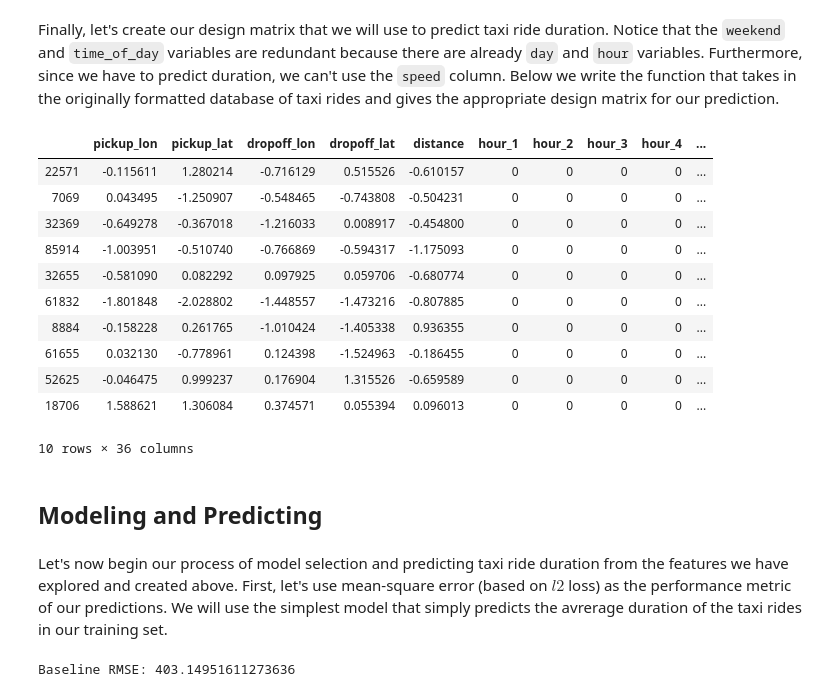
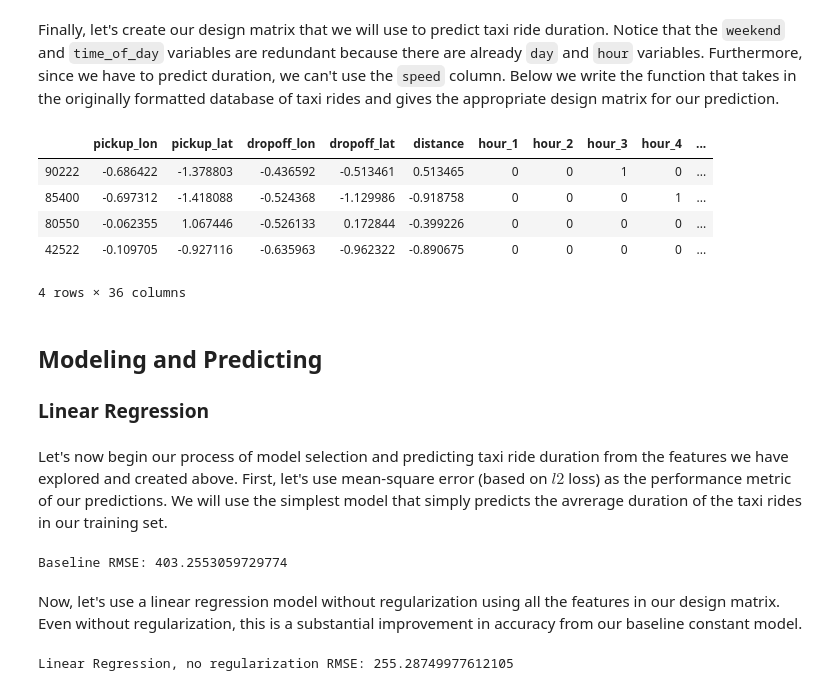
Before and after one commit to jcpagadora/Predict-Taxi-Ride-Duration, a Jupyter notebook: Predicting Manhattan Taxi Ride Duration.ipynb, the cells around one changed output. Drawn from its saved outputs; the diff is of its cells as text; code cells hidden in the pictures.

Commit message:
linear, tree, net models fitted

```diff
--- a/Predicting Manhattan Taxi Ride Duration.ipynb
+++ b/Predicting Manhattan Taxi Ride Duration.ipynb
@@ -354,23 +354,21 @@ def design_matrix(df):
     # Creates indicator variables for all categorical variables
     categoricals = [pd.get_dummies(df[s], prefix=s, drop_first=True) for s in categorical_vars]
     return pd.concat([scaled] + categoricals, axis=1)
-# %%
-design_matrix(train).head(10)
-# %% [output]
-|  | pickup_lon | pickup_lat | dropoff_lon | dropoff_lat | distance | hour_1 | hour_2 | hour_3 | hour_4 | ... |
-| 22571 | -0.115611 | 1.280214 | -0.716129 | 0.515526 | -0.610157 | 0 | 0 | 0 | 0 | ... |
-| 7069 | 0.043495 | -1.250907 | -0.548465 | -0.743808 | -0.504231 | 0 | 0 | 0 | 0 | ... |
-| 32369 | -0.649278 | -0.367018 | -1.216033 | 0.008917 | -0.454800 | 0 | 0 | 0 | 0 | ... |
-| 85914 | -1.003951 | -0.510740 | -0.766869 | -0.594317 | -1.175093 | 0 | 0 | 0 | 0 | ... |
-| 32655 | -0.581090 | 0.082292 | 0.097925 | 0.059706 | -0.680774 | 0 | 0 | 0 | 0 | ... |
-| 61832 | -1.801848 | -2.028802 | -1.448557 | -1.473216 | -0.807885 | 0 | 0 | 0 | 0 | ... |
-| 8884 | -0.158228 | 0.261765 | -1.010424 | -1.405338 | 0.936355 | 0 | 0 | 0 | 0 | ... |
-| 61655 | 0.032130 | -0.778961 | 0.124398 | -1.524963 | -0.186455 | 0 | 0 | 0 | 0 | ... |
-| 52625 | -0.046475 | 0.999237 | 0.176904 | 1.315526 | -0.659589 | 0 | 0 | 0 | 0 | ... |
-| 18706 | 1.588621 | 1.306084 | 0.374571 | 0.055394 | 0.096013 | 0 | 0 | 0 | 0 | ... |
-10 rows × 36 columns
+# %%
+X_train, y_train = design_matrix(train), train['duration']
+X_test, y_test = design_matrix(test), test['duration']
+X_train.head(4)
+# %% [output]
+|  | pickup_lon | pickup_lat | dropoff_lon | dropoff_lat | distance | hour_1 | hour_2 | hour_3 | hour_4 | ... |
+| 90222 | -0.686422 | -1.378803 | -0.436592 | -0.513461 | 0.513465 | 0 | 0 | 1 | 0 | ... |
+| 85400 | -0.697312 | -1.418088 | -0.524368 | -1.129986 | -0.918758 | 0 | 0 | 0 | 1 | ... |
+| 80550 | -0.062355 | 1.067446 | -0.526133 | 0.172844 | -0.399226 | 0 | 0 | 0 | 0 | ... |
+| 42522 | -0.109705 | -0.927116 | -0.635963 | -0.962322 | -0.890675 | 0 | 0 | 0 | 0 | ... |
+4 rows × 36 columns
 # %% [markdown]
 ## Modeling and Predicting
+
+### Linear Regression
 # %% [markdown]
 Let's now begin our process of model selection and predicting taxi ride duration from the features we have explored and created above. First, let's use mean-square error (based on $l2$ loss) as the performance metric of our predictions. We will use the simplest model that simply predicts the avrerage duration of the taxi rides in our training set.
 # %%
@@ -378,9 +376,20 @@ def rmse(errors):
     """Return the root mean square error."""
     return np.sqrt(np.mean(errors ** 2))
 
-constant_model = np.mean(train['duration'])
+constant_model = np.mean(y_train)
 
-constant_rmse = rmse(test['duration'] - constant_model)
+constant_rmse = rmse(y_test - constant_model)
 print("Baseline RMSE:", constant_rmse)
 # %% [output]
-Baseline RMSE: 403.14951611273636
+Baseline RMSE: 403.2553059729774
+# %% [markdown]
+Now, let's use a linear regression model without regularization using all the features in our design matrix. Even without regularization, this is a substantial improvement in accuracy from our baseline constant model.
+# %%
+from sklearn.linear_model import LinearRegression
+
+model = LinearRegression()
+model.fit(X_train, y_train)
+linear_rmse = rmse(y_test - model.predict(X_test))
+print("Linear Regression, no regularization RMSE:", linear_rmse)
+# %% [output]
+Linear Regression, no regularization RMSE: 255.28749977612105
```
Also changed, not shown: parts of 20 cells of this notebook.
